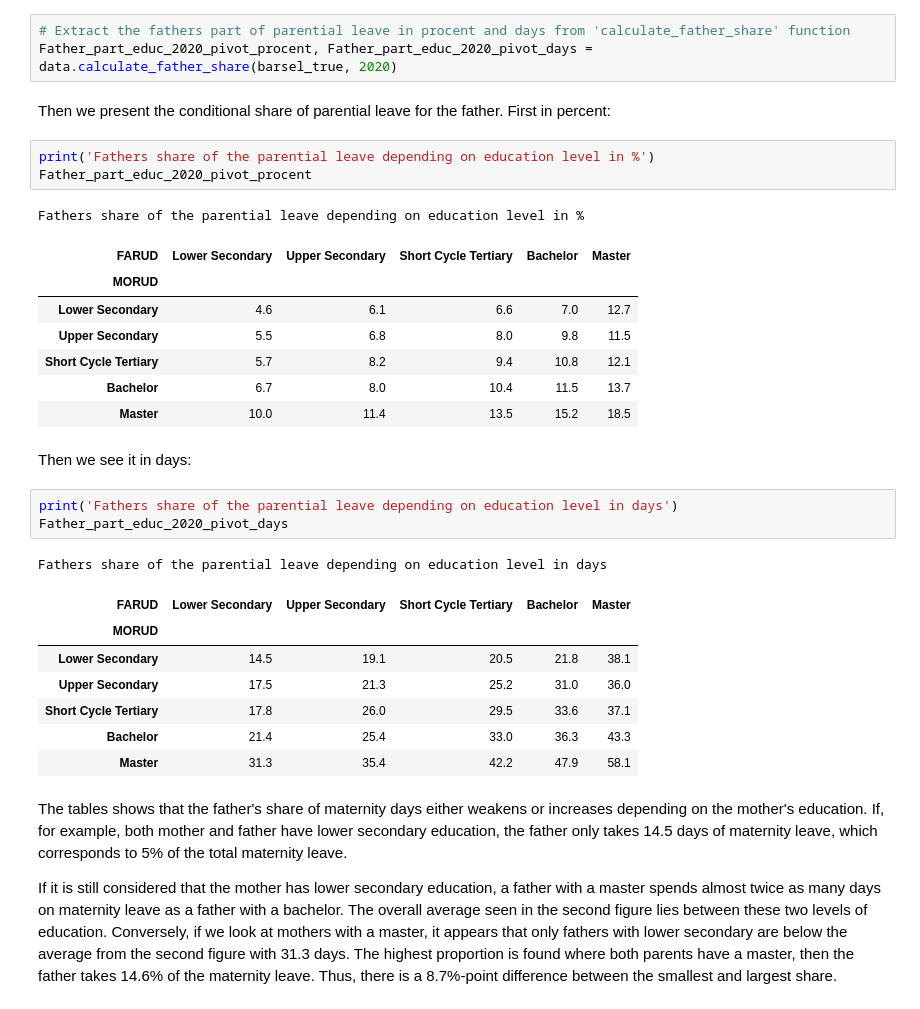
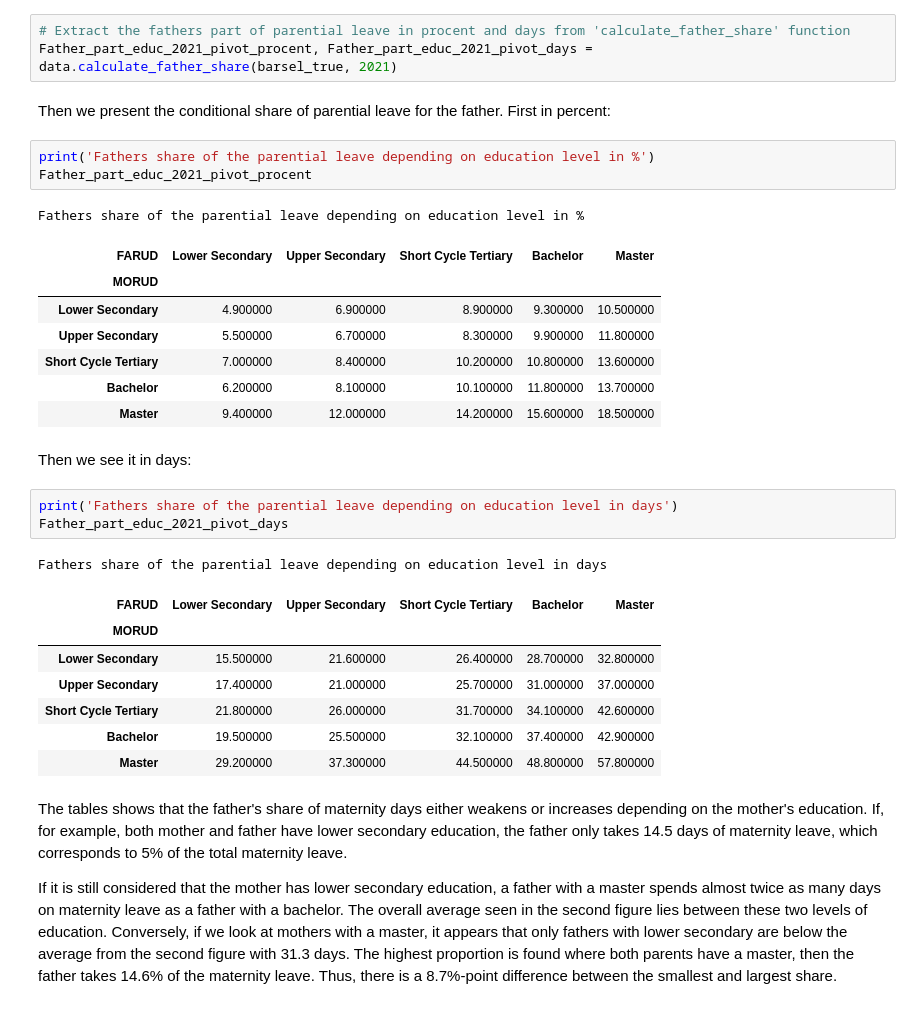
Before and after one commit to NumEconCopenhagen/projects-2023-cbjk, a Jupyter notebook: dataproject/dataproject.ipynb, the cells around one changed output. Saved outputs shown, nothing was run; the diff lists cells and outputs as text.

```diff
--- a/dataproject/dataproject.ipynb
+++ b/dataproject/dataproject.ipynb
@@ -149,35 +149,35 @@ We want to look futher into how the education level of each parent affects the f
 The following code prepares the data.
 # %%
 # Extract the fathers part of parential leave in procent and days from 'calculate_father_share' function
-Father_part_educ_2020_pivot_procent, Father_part_educ_2020_pivot_days = data.calculate_father_share(barsel_true, 2020)
+Father_part_educ_2021_pivot_procent, Father_part_educ_2021_pivot_days = data.calculate_father_share(barsel_true, 2021)
 # %% [markdown]
 Then we present the conditional share of parential leave for the father. First in percent:
 # %%
 print('Fathers share of the parential leave depending on education level in %')
-Father_part_educ_2020_pivot_procent
+Father_part_educ_2021_pivot_procent
 # %% [output]
 Fathers share of the parential leave depending on education level in %
 | FARUD | Lower Secondary | Upper Secondary | Short Cycle Tertiary | Bachelor | Master |
 | MORUD |  |  |  |  |  |
-| Lower Secondary | 4.6 | 6.1 | 6.6 | 7.0 | 12.7 |
-| Upper Secondary | 5.5 | 6.8 | 8.0 | 9.8 | 11.5 |
-| Short Cycle Tertiary | 5.7 | 8.2 | 9.4 | 10.8 | 12.1 |
-| Bachelor | 6.7 | 8.0 | 10.4 | 11.5 | 13.7 |
-| Master | 10.0 | 11.4 | 13.5 | 15.2 | 18.5 |
+| Lower Secondary | 4.900000 | 6.900000 | 8.900000 | 9.300000 | 10.500000 |
+| Upper Secondary | 5.500000 | 6.700000 | 8.300000 | 9.900000 | 11.800000 |
+| Short Cycle Tertiary | 7.000000 | 8.400000 | 10.200000 | 10.800000 | 13.600000 |
+| Bachelor | 6.200000 | 8.100000 | 10.100000 | 11.800000 | 13.700000 |
+| Master | 9.400000 | 12.000000 | 14.200000 | 15.600000 | 18.500000 |
 # %% [markdown]
 Then we see it in days:
 # %%
 print('Fathers share of the parential leave depending on education level in days')
-Father_part_educ_2020_pivot_days
+Father_part_educ_2021_pivot_days
 # %% [output]
 Fathers share of the parential leave depending on education level in days
 | FARUD | Lower Secondary | Upper Secondary | Short Cycle Tertiary | Bachelor | Master |
 | MORUD |  |  |  |  |  |
-| Lower Secondary | 14.5 | 19.1 | 20.5 | 21.8 | 38.1 |
-| Upper Secondary | 17.5 | 21.3 | 25.2 | 31.0 | 36.0 |
-| Short Cycle Tertiary | 17.8 | 26.0 | 29.5 | 33.6 | 37.1 |
-| Bachelor | 21.4 | 25.4 | 33.0 | 36.3 | 43.3 |
-| Master | 31.3 | 35.4 | 42.2 | 47.9 | 58.1 |
+| Lower Secondary | 15.500000 | 21.600000 | 26.400000 | 28.700000 | 32.800000 |
+| Upper Secondary | 17.400000 | 21.000000 | 25.700000 | 31.000000 | 37.000000 |
+| Short Cycle Tertiary | 21.800000 | 26.000000 | 31.700000 | 34.100000 | 42.600000 |
+| Bachelor | 19.500000 | 25.500000 | 32.100000 | 37.400000 | 42.900000 |
+| Master | 29.200000 | 37.300000 | 44.500000 | 48.800000 | 57.800000 |
 # %% [markdown]
 The tables shows that the father's share of maternity days either weakens or increases depending on the mother's education. If, for example, both mother and father have lower secondary education, the father only takes 14.5 days of maternity leave, which corresponds to 5% of the total maternity leave.
 
```
Also changed, not shown: parts of 3 cells of this notebook.
